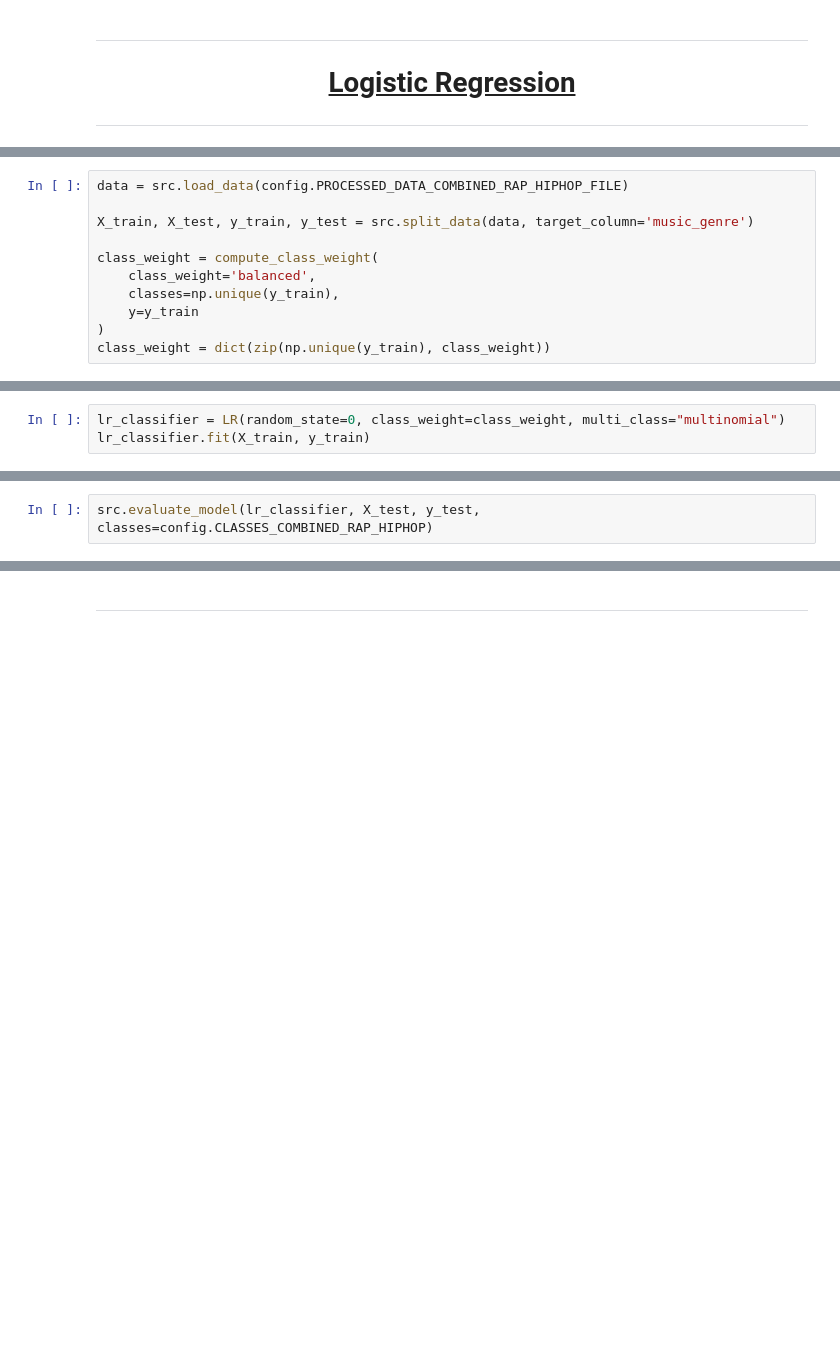
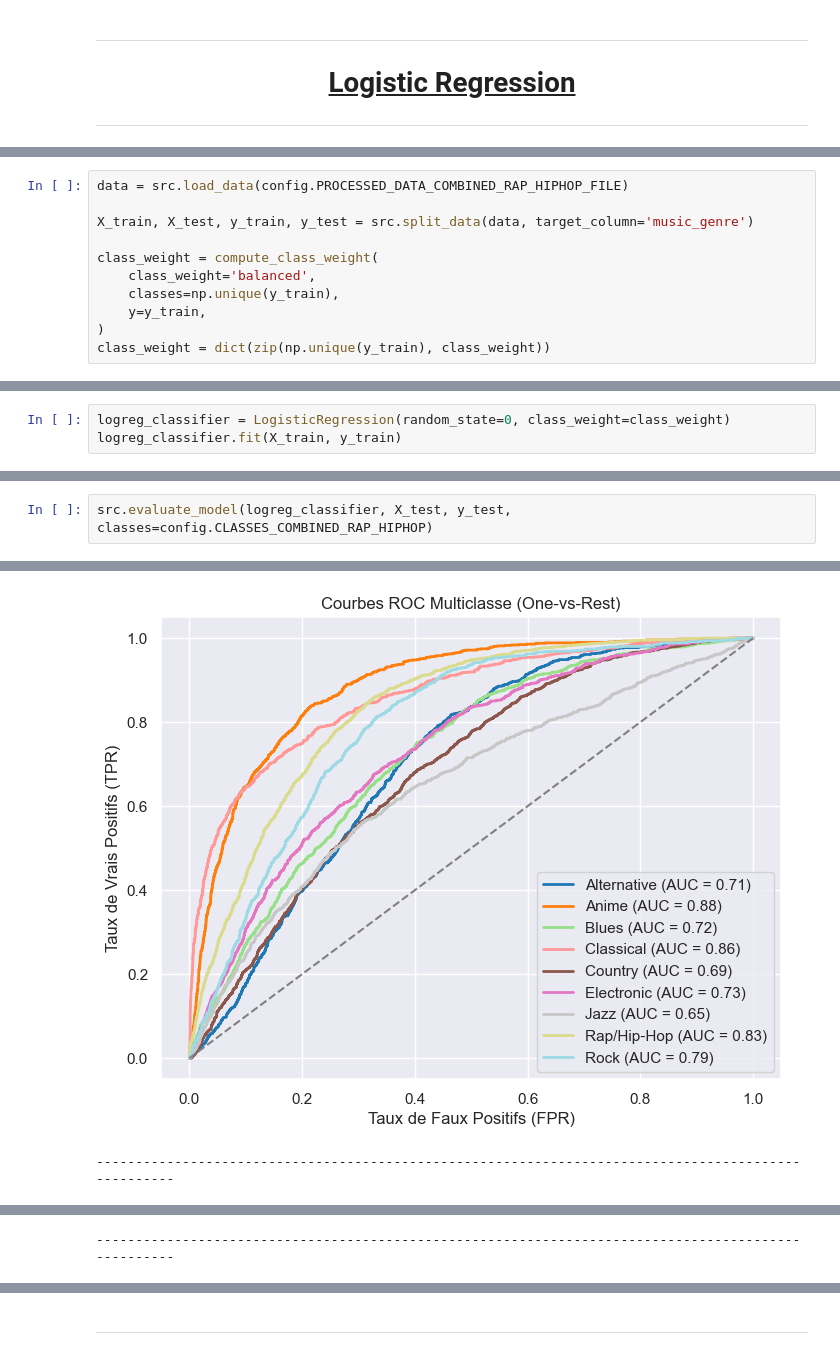
Before and after one commit to lcscaio77/music-genre-prediction, a Jupyter notebook: notebooks/03_train_logistic_regression.ipynb, the cells around one changed output, grey strips where cells are left out. Cells and saved outputs as stored; diff of their text form; blank space fills up the shorter version.

```diff
--- a/notebooks/03_train_logistic_regression.ipynb
+++ b/notebooks/03_train_logistic_regression.ipynb
@@ -20,6 +22,6 @@ X_train, X_test, y_train, y_test = src.split_data(data, target_column='music_gen
 class_weight = compute_class_weight(
     class_weight='balanced',
     classes=np.unique(y_train),
-    y=y_train
+    y=y_train,
 )
 class_weight = dict(zip(np.unique(y_train), class_weight))
@@ -26,3 +30,3 @@ class_weight = dict(zip(np.unique(y_train), class_weight))
 # %%
-lr_classifier = LR(random_state=0, class_weight=class_weight, multi_class="multinomial")
-lr_classifier.fit(X_train, y_train)
+logreg_classifier = LogisticRegression(random_state=0, class_weight=class_weight)
+logreg_classifier.fit(X_train, y_train)
@@ -29,2 +44,3 @@ lr_classifier.fit(X_train, y_train)
 # %%
-src.evaluate_model(lr_classifier, X_test, y_test, classes=config.CLASSES_COMBINED_RAP_HIPHOP)
+src.evaluate_model(logreg_classifier, X_test, y_test, classes=config.CLASSES_COMBINED_RAP_HIPHOP)
+# %% [output]
@@ -30,0 +64,2 @@ src.evaluate_model(lr_classifier, X_test, y_test, classes=config.CLASSES_COMBINE
+[figure, added]
+----------------------------------------------------------------------------------------------------
@@ -30,0 +67 @@ src.evaluate_model(lr_classifier, X_test, y_test, classes=config.CLASSES_COMBINE
+----------------------------------------------------------------------------------------------------
```
Also changed, not shown: parts of 21 cells of this notebook, 59 other files.
